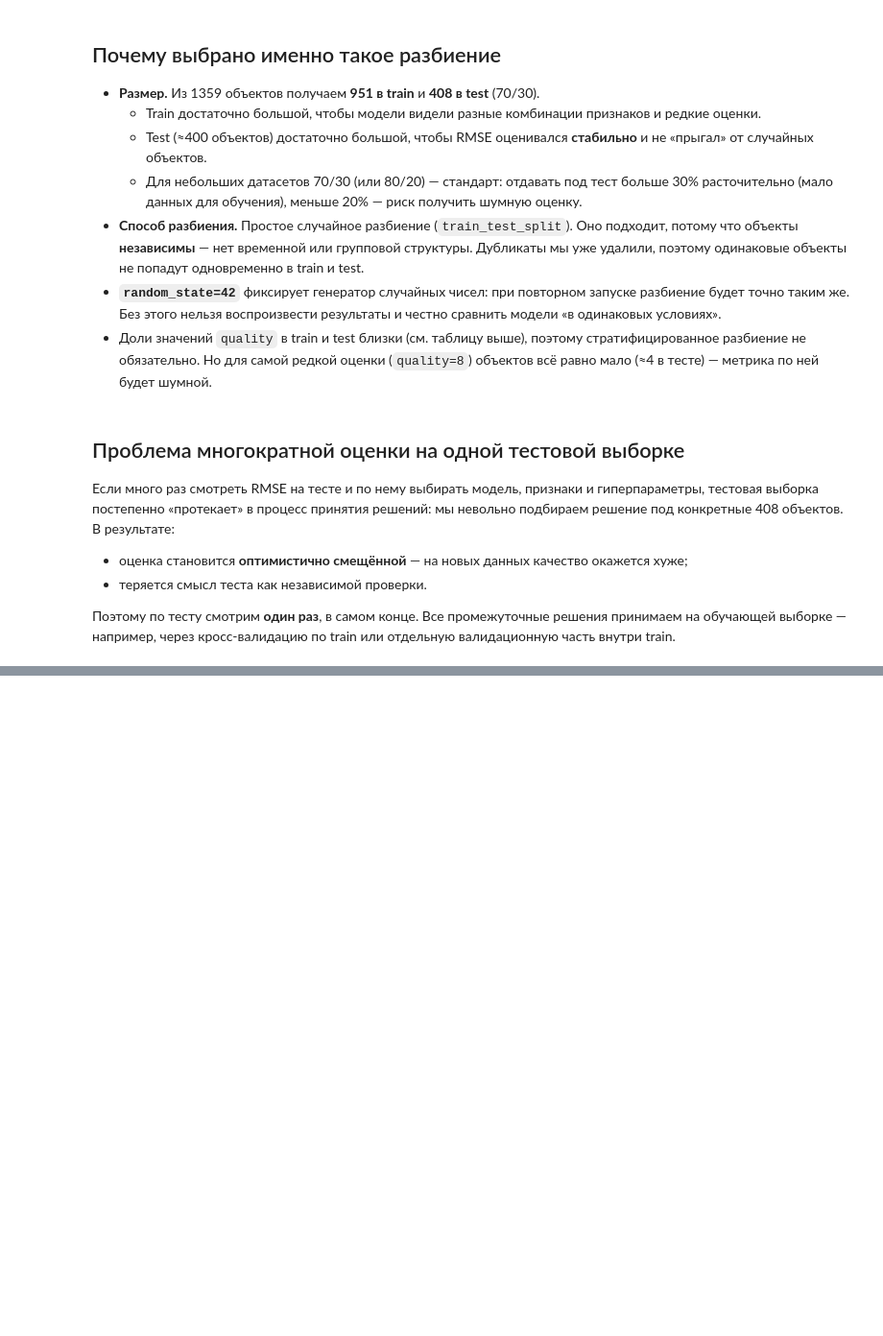
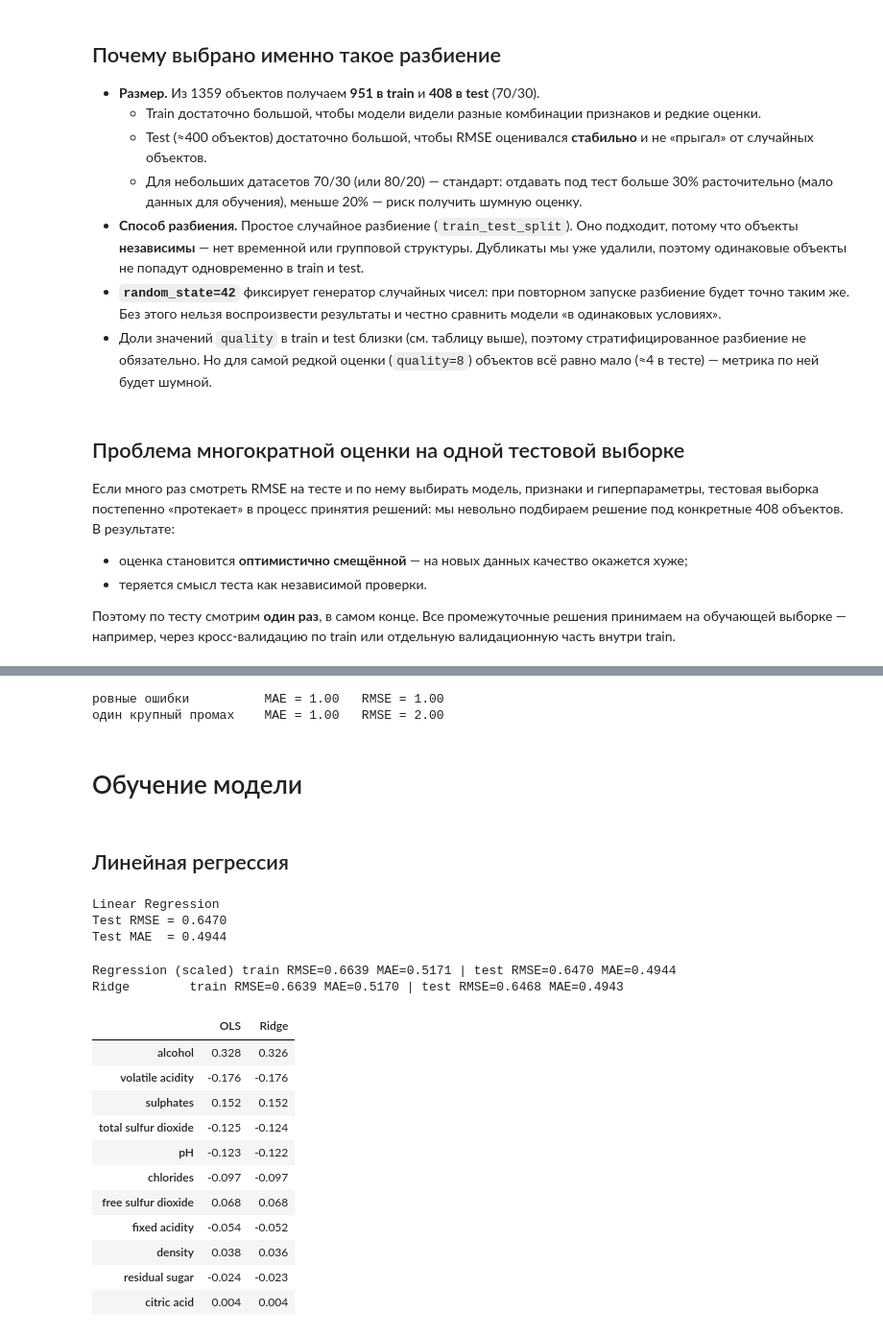
Before and after one commit to Megakret/ml_course_mai, a Jupyter notebook: regression/lab1.ipynb, the cells around one changed output, grey strips where cells are left out. Shown at 96% size. Drawn from its saved outputs; the diff is of its cells as text; code cells hidden in the pictures; blank space fills up the shorter version.

Commit message:
added baseline and linear regression

```diff
--- a/regression/lab1.ipynb
+++ b/regression/lab1.ipynb
@@ -338,0 +372,76 @@ print("Baseline RMSE = %.4f" % root_mean_squared_error(y_test, dummy_pred))
+# %%
+examples = {
+    "ровные ошибки":        np.array([1.0, 1.0, 1.0, 1.0]),
+    "один крупный промах":  np.array([0.0, 0.0, 0.0, 4.0]),
+}
+for name, e in examples.items():
+    print(f"{name:22s} MAE = {np.abs(e).mean():.2f}   RMSE = {np.sqrt((e ** 2).mean()):.2f}")
+# %% [output]
+ровные ошибки          MAE = 1.00   RMSE = 1.00
+один крупный промах    MAE = 1.00   RMSE = 2.00
+# %% [markdown]
+# Обучение модели
+# %% [markdown]
+## Линейная регрессия
+# %%
+from sklearn.pipeline import Pipeline
+from sklearn.linear_model import LinearRegression
+from sklearn.metrics import root_mean_squared_error, mean_absolute_error
+
+pipeline = Pipeline([
+    ("regressor", LinearRegression()),
+])
+model = pipeline.fit(X_train, y_train)
+
+y_pred = model.predict(X_test)
+
+print("Linear Regression")
+print("Test RMSE = %.4f" % root_mean_squared_error(y_test, y_pred))
+print("Test MAE  = %.4f" % mean_absolute_error(y_test, y_pred))
+# %% [output]
+Linear Regression
+Test RMSE = 0.6470
+Test MAE  = 0.4944
+# %%
+from sklearn.preprocessing import StandardScaler
+from sklearn.linear_model import Ridge
+from sklearn.metrics import root_mean_squared_error, mean_absolute_error
+
+scaled_linear = Pipeline([
+    ("scaler", StandardScaler()),
+    ("regressor", LinearRegression()),
+]).fit(X_train, y_train)
+
+ridge = Pipeline([
+    ("scaler", StandardScaler()),
+    ("regressor", Ridge()),
+]).fit(X_train, y_train)
+
+for name, model in [("Regression (scaled)", scaled_linear), ("Ridge", ridge)]:
+    train_rmse = root_mean_squared_error(y_train, model.predict(X_train))
+    train_mae = mean_absolute_error(y_train, model.predict(X_train))
+    test_rmse = root_mean_squared_error(y_test, model.predict(X_test))
+    test_mae = mean_absolute_error(y_test, model.predict(X_test))
+    print(f"{name:12s} train RMSE={train_rmse:.4f} MAE={train_mae:.4f} | test RMSE={test_rmse:.4f} MAE={test_mae:.4f}")
+
+coefficients = pd.DataFrame({
+    "OLS": scaled_linear.named_steps["regressor"].coef_,
+    "Ridge": ridge.named_steps["regressor"].coef_,
+}, index=X_train.columns)
+coefficients = coefficients.reindex(coefficients["Ridge"].abs().sort_values(ascending=False).index)
+coefficients.round(3)
+# %% [output]
+Regression (scaled) train RMSE=0.6639 MAE=0.5171 | test RMSE=0.6470 MAE=0.4944
+Ridge        train RMSE=0.6639 MAE=0.5170 | test RMSE=0.6468 MAE=0.4943
+|  | OLS | Ridge |
+| alcohol | 0.328 | 0.326 |
+| volatile acidity | -0.176 | -0.176 |
+| sulphates | 0.152 | 0.152 |
+| total sulfur dioxide | -0.125 | -0.124 |
+| pH | -0.123 | -0.122 |
+| chlorides | -0.097 | -0.097 |
+| free sulfur dioxide | 0.068 | 0.068 |
+| fixed acidity | -0.054 | -0.052 |
+| density | 0.038 | 0.036 |
+| residual sugar | -0.024 | -0.023 |
+| citric acid | 0.004 | 0.004 |
```
Also changed, not shown: parts of 8 cells of this notebook.
